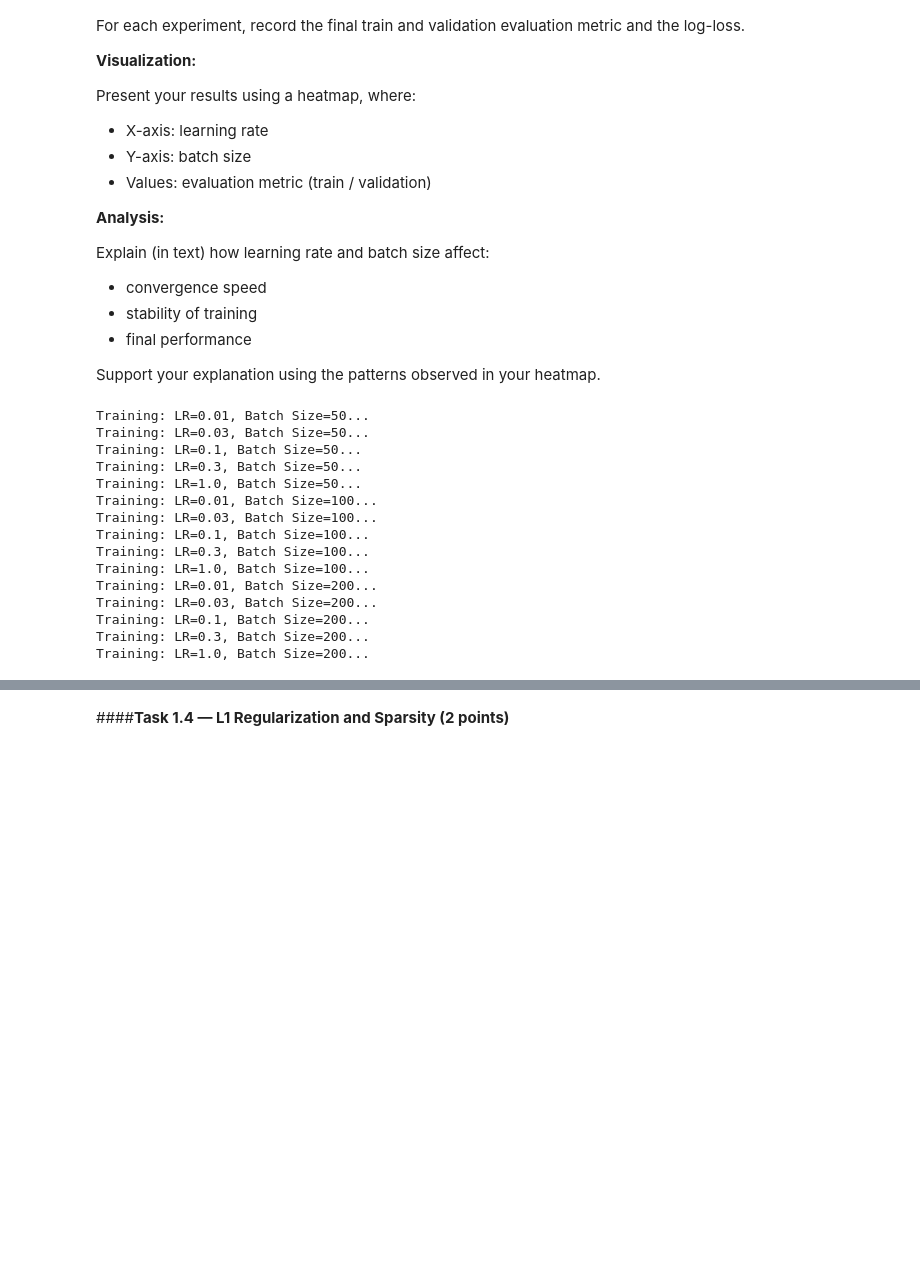
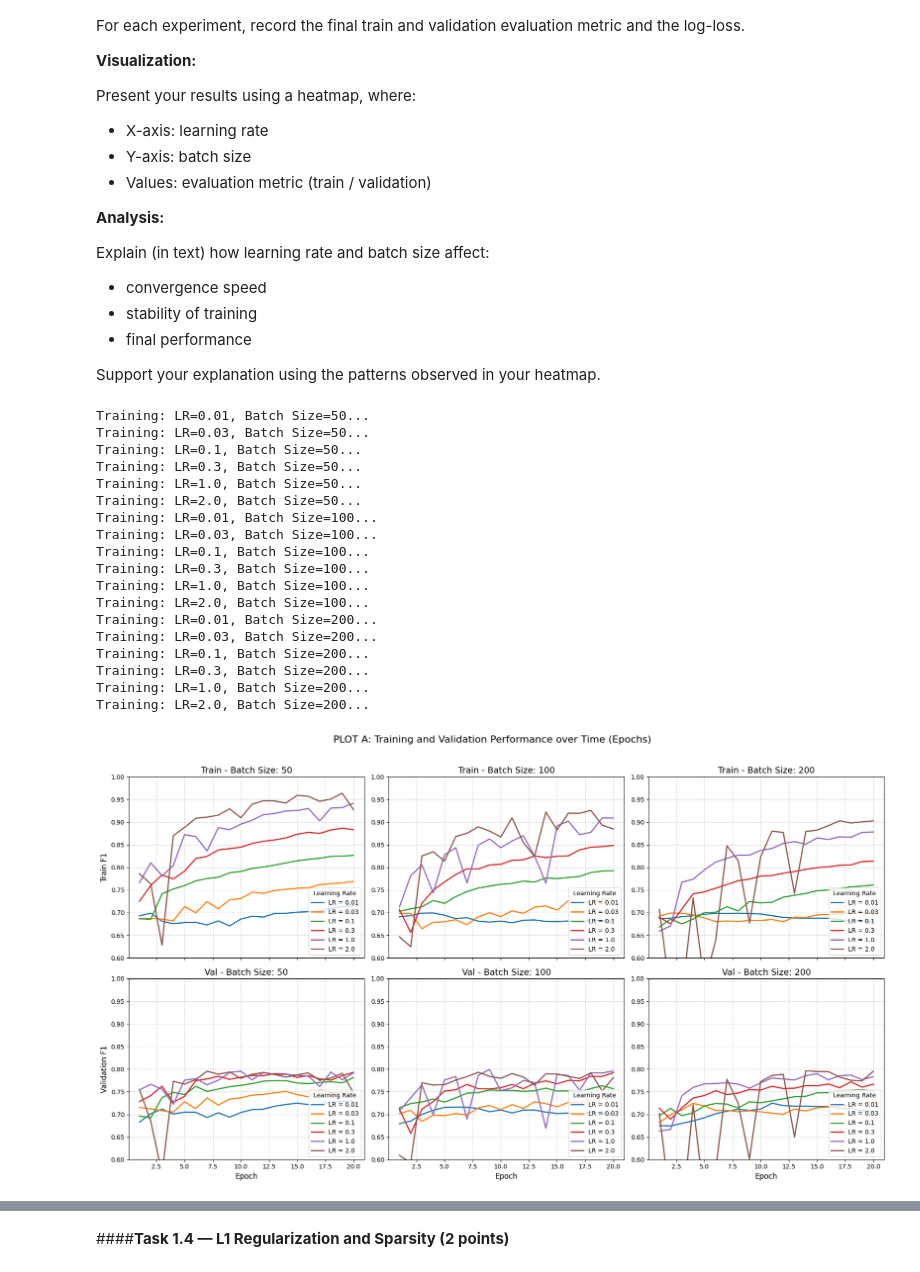
Before and after one commit to MariiaOsokina/LLM_Architecture---Nebius-hometask, a Jupyter notebook: Copy_of_LLM_Architectures,_hometask_1.ipynb, the cells around one changed output, grey strips where cells are left out. Cells and saved outputs as stored; diff of their text form; code cells hidden in the pictures; blank space fills up the shorter version.

```diff
--- a/Copy_of_LLM_Architectures,_hometask_1.ipynb
+++ b/Copy_of_LLM_Architectures,_hometask_1.ipynb
@@ -672,9 +659,13 @@ import seaborn as sns
 import matplotlib.pyplot as plt
 
 # Hyperparameter search space
-lrs = [0.01, 0.03, 0.1, 0.3, 1.0]
+lrs = [0.01, 0.03, 0.1, 0.3, 1.0, 2.0] #2.0 added for seeing the boundary values
 batch_sizes = [50, 100, 200]
 
+#epochs = 10
+epochs = 20
+
+metric = 'f1'
 results = []
 
 for bs in batch_sizes:
@@ -684,7 +675,7 @@ for bs in batch_sizes:
         # Run the training function
         _, _, _, epoch_log = sgd_logistic_regression(
             X_train, y_train, X_val, y_val,
-            lr=lr, batch_size=bs, epochs=15, print_metrics=False
+            lr=lr, epochs=epochs, batch_size=bs, metric=metric, print_metrics=False
         )
 
         # Grab the last epoch's stats
@@ -692,9 +683,11 @@ for bs in batch_sizes:
         results.append({
             'Learning Rate': lr,
             'Batch Size': bs,
-            'Train Accuracy': final_stats['train_metric'],
-            'Val Accuracy': final_stats['val_metric'],
-            'Val Loss': final_stats['val_loss']
+            'Train metric': final_stats['train_metric'],
+            'Val metric': final_stats['val_metric'],
+            'Val Loss': final_stats['val_loss'],
+            'Metric_name': metric,
+            'epoch_log_source': epoch_log
         })
 
 # Convert to DataFrame for easy plotting
@@ -705,13 +698,74 @@ Training: LR=0.03, Batch Size=50...
 Training: LR=0.1, Batch Size=50...
 Training: LR=0.3, Batch Size=50...
 Training: LR=1.0, Batch Size=50...
+Training: LR=2.0, Batch Size=50...
 Training: LR=0.01, Batch Size=100...
 Training: LR=0.03, Batch Size=100...
 Training: LR=0.1, Batch Size=100...
 Training: LR=0.3, Batch Size=100...
 Training: LR=1.0, Batch Size=100...
+Training: LR=2.0, Batch Size=100...
 Training: LR=0.01, Batch Size=200...
 Training: LR=0.03, Batch Size=200...
 Training: LR=0.1, Batch Size=200...
 Training: LR=0.3, Batch Size=200...
 Training: LR=1.0, Batch Size=200...
+Training: LR=2.0, Batch Size=200...
+# %%
+import matplotlib.pyplot as plt
+
+# Create a 2x3 grid of subplots: 2 rows (Train, Val) and 3 columns (Batch Sizes)
+# sharex=True makes the X-axis (epochs) shared across columns
+fig, axes = plt.subplots(2, 3, figsize=(18, 10), sharex=True)
+
+for i, bs in enumerate(batch_sizes):
+    # Filter the dataframe for the current batch size
+    df_bs = df_results[df_results['Batch Size'] == bs]
+
+    # Select the specific axes for Train (Row 0) and Val (Row 1)
+    ax_train = axes[0, i]
+    ax_val = axes[1, i]
+
+    # Plot a line for each learning rate
+    for lr in lrs:
+        # Find the specific row for this Batch Size + LR combo
+        row = df_bs[df_bs['Learning Rate'] == lr]
+
+        if not row.empty:
+            logs = row.iloc[0]['epoch_log_source']
+
+            # Extract both metrics from the logs
+            train_metrics = [log['train_metric'] for log in logs]
+            val_metrics = [log['val_metric'] for log in logs]
+            epochs_range = range(1, len(train_metrics) + 1)
+
+            # Plot on the respective subplots
+            ax_train.plot(epochs_range, train_metrics, label=f'LR = {lr}', linewidth=2)
+            ax_val.plot(epochs_range, val_metrics, label=f'LR = {lr}', linewidth=2)
+
+    # --- Set Y-Axis Limits (Requested 0.6 to 1) ---
+    ax_train.set_ylim(0.6, 1)
+    ax_val.set_ylim(0.6, 1)
+
+    # --- Formatting Train Subplots (Top Row) ---
+    ax_train.set_title(f'Train - Batch Size: {bs}', fontsize=14)
+    if i == 0:
+        # Use LaTeX formatting for the metric name if needed
+        ax_train.set_ylabel(f'Train {metric.upper()}', fontsize=12)
+    ax_train.grid(True, linestyle='--', alpha=0.6)
+    ax_train.legend(title="Learning Rate", loc="lower right")
+
+    # --- Formatting Val Subplots (Bottom Row) ---
+    ax_val.set_title(f'Val - Batch Size: {bs}', fontsize=14)
+    ax_val.set_xlabel('Epoch', fontsize=12)
+    if i == 0:
+        ax_val.set_ylabel(f'Validation {metric.upper()}', fontsize=12)
+    ax_val.grid(True, linestyle='--', alpha=0.6)
+    ax_val.legend(title="Learning Rate", loc="lower right")
+
+# Add a main title to the whole figure and adjust layout
+plt.suptitle('PLOT A: Training and Validation Performance over Time (Epochs)', fontsize=16, y=1.02)
+plt.tight_layout()
+plt.show()
+# %% [output]
+[figure, added]
```
Also changed, not shown: parts of 22 cells of this notebook.
